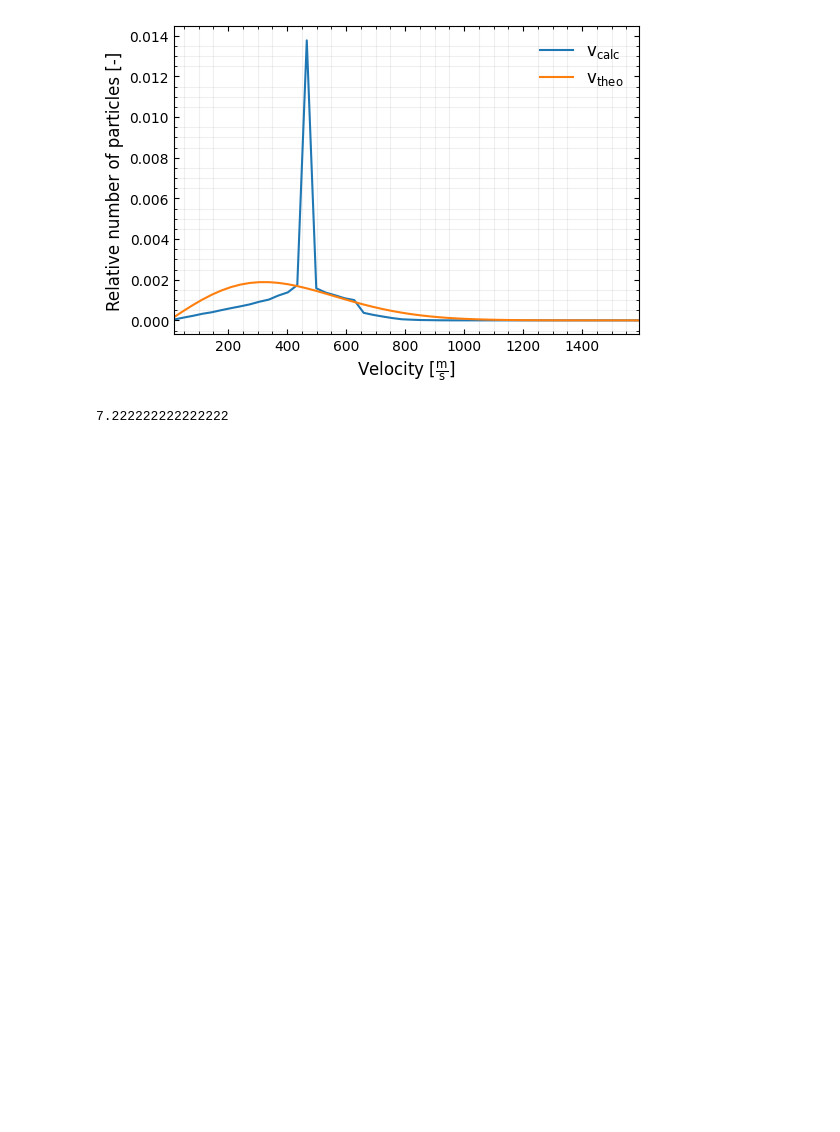
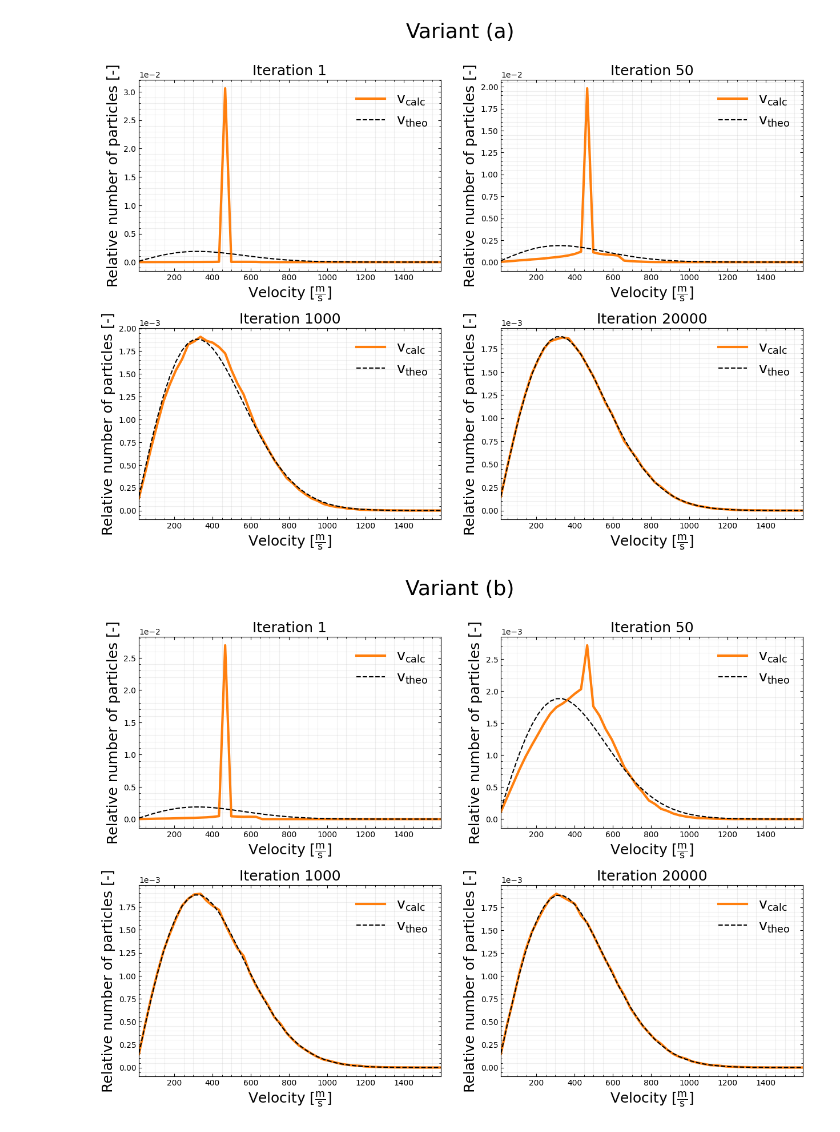
Before and after one commit to lruba939/Monte-Carlo, a Jupyter notebook: Lab 12/obrazy.ipynb, the cells around one changed output. Cells and saved outputs as stored; diff of their text form; code cells hidden in the pictures; blank space fills up the shorter version.

```diff
--- a/Lab 12/obrazy.ipynb
+++ b/Lab 12/obrazy.ipynb
@@ -5,25 +6,46 @@ from matplotlib.ticker import (MultipleLocator, AutoMinorLocator)
 # %%
-hist = np.loadtxt("hist2.dat", dtype=float)
+def velo_plot(hist, i, ax=None):
 
-plt.figure(figsize=([6,4]))
+    text_size = 18
+    if ax is None:
+        plt.figure(figsize=([6,3]), dpi=300)
+        ax = plt.subplot()
 
-text_size = 12
+    color1 = "tab:orange"
+    color2 = "k"
 
-ax = plt.subplot()
-
-ax.plot(hist[:,0], hist[:,1], label = r'v$_{\text{calc}}$')
-ax.plot(hist[:,0], hist[:,2], label = r'v$_{\text{theo}}$')
-ax.legend(frameon=False, fontsize = text_size)
-ax.set_xlabel(r"Velocity [$\frac{\text{m}}{\text{s}}$]", fontsize = text_size)
-ax.set_ylabel(r"Relative number of particles [-]", fontsize = text_size)
-ax.tick_params(direction="in", which="both", top=True, right=True)
-ax.xaxis.set_minor_locator(MultipleLocator(50))
-ax.yaxis.set_minor_locator(MultipleLocator(0.0005))
-ax.set_xlim([min(hist[:,0]), max(hist[:,0])])
-ax.grid(True, which="minor", alpha=0.2)
+    ax.plot(hist[:,0], hist[:,1], linewidth=3, color=color1, label = r'v$_{\text{calc}}$')
+    ax.plot(hist[:,0], hist[:,2], "--", color=color2, label = r'v$_{\text{theo}}$')
+    ax.legend(frameon=False, fontsize = text_size)
+    ax.ticklabel_format(style='sci', axis='y', scilimits=(0,0))
+    ax.set_xlabel(r"Velocity [$\frac{\text{m}}{\text{s}}$]", fontsize = text_size)
+    ax.set_ylabel(r"Relative number of particles [-]", fontsize = text_size)
+    ax.tick_params(direction="in", which="both", top=True, right=True)
+    ax.grid(True, which="minor", alpha=0.2)
+    ax.xaxis.set_minor_locator(MultipleLocator(50))
+    ax.yaxis.set_minor_locator(AutoMinorLocator(5))
+    ax.set_xlim([min(hist[:,0]), max(hist[:,0])])
+    title = "Iteration " + str(i)
+    ax.set_title(title, fontsize = text_size)
-# %% [output]
-[figure, removed]
-# %%
-26/200*200000/60/60
-# %% [output]
-7.222222222222222
+# %%
+for zad in [1]:
+    for podp in ["a", "b"]:
+        j=1
+        fig, axs = plt.subplots(2, 2, figsize=([15,10]))
+        title = "Variant (" + podp + ")"
+        fig.suptitle(title, fontsize = 26)
+        its=[1, 50, 1000, 20000]
+        for a in range(4):
+            i = its[a]
+            ax = axs[a//2, a%2]
+            file = "zad" + str(zad) + podp + "\wyniki\hist_" + str(i) + ".dat"
+            hist = np.loadtxt(file, dtype=float)
+            graph = velo_plot(hist, i, ax=ax)
+            j += 1
+        plt.subplots_adjust(hspace=0.3, wspace=0.2)
+        name = "zad-" + str(zad) + "_var-" + str(podp) + ".png"
+        plt.savefig(name, dpi=300)
+        plt.show()
+# %% [output]
+[figure, added]
+[figure, added]
```
Also changed, not shown: parts of 8 cells of this notebook, 3 other files.
